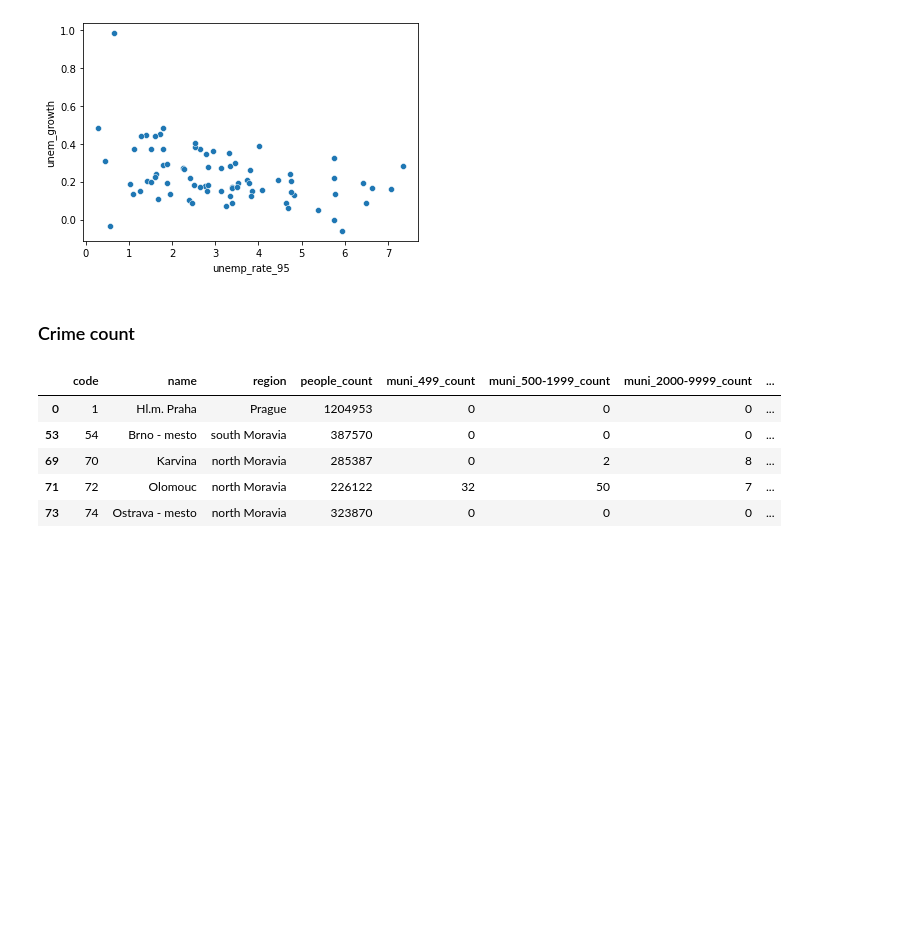
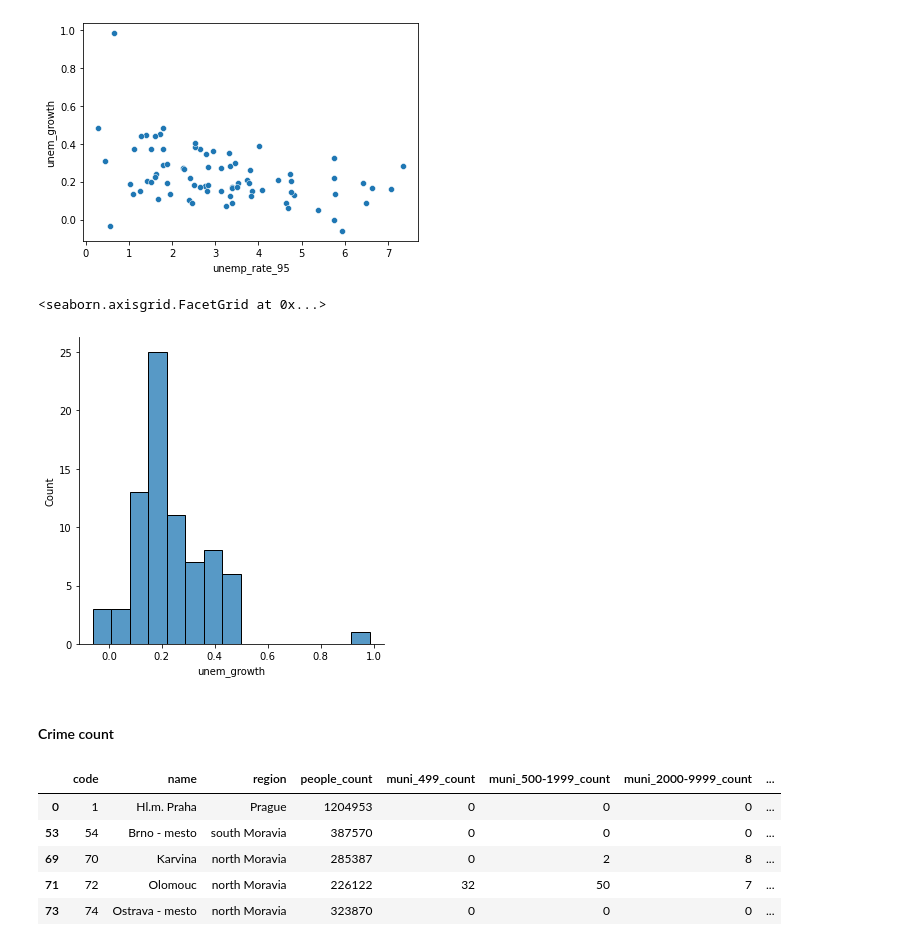
Before and after one commit to JoaoCostaIFG/AC, a Jupyter notebook: Banking.ipynb, the cells around one changed output. Cells and saved outputs as stored; diff of their text form; code cells hidden in the pictures; blank space fills up the shorter version.

```diff
--- a/Banking.ipynb
+++ b/Banking.ipynb
@@ -391,8 +467,13 @@ sb.scatterplot(x=district_df["unemp_rate_95"], y=district_df["unem_growth"])
 district_df.drop(["unemp_rate_95", "unemp_rate_96"], axis=1, inplace=True)
 # %% [output]
 [figure]
+# %%
+sb.displot(district_df["unem_growth"])
+# %% [output]
+<seaborn.axisgrid.FacetGrid at 0x...>
+[figure, added]
 # %% [markdown]
-### Crime count
+#### Crime count
 # %%
 plt.scatter(district_df["crime_count_95"], district_df["crime_count_96"])
 
```
Also changed, not shown: parts of 110 cells of this notebook, 2 other files.
